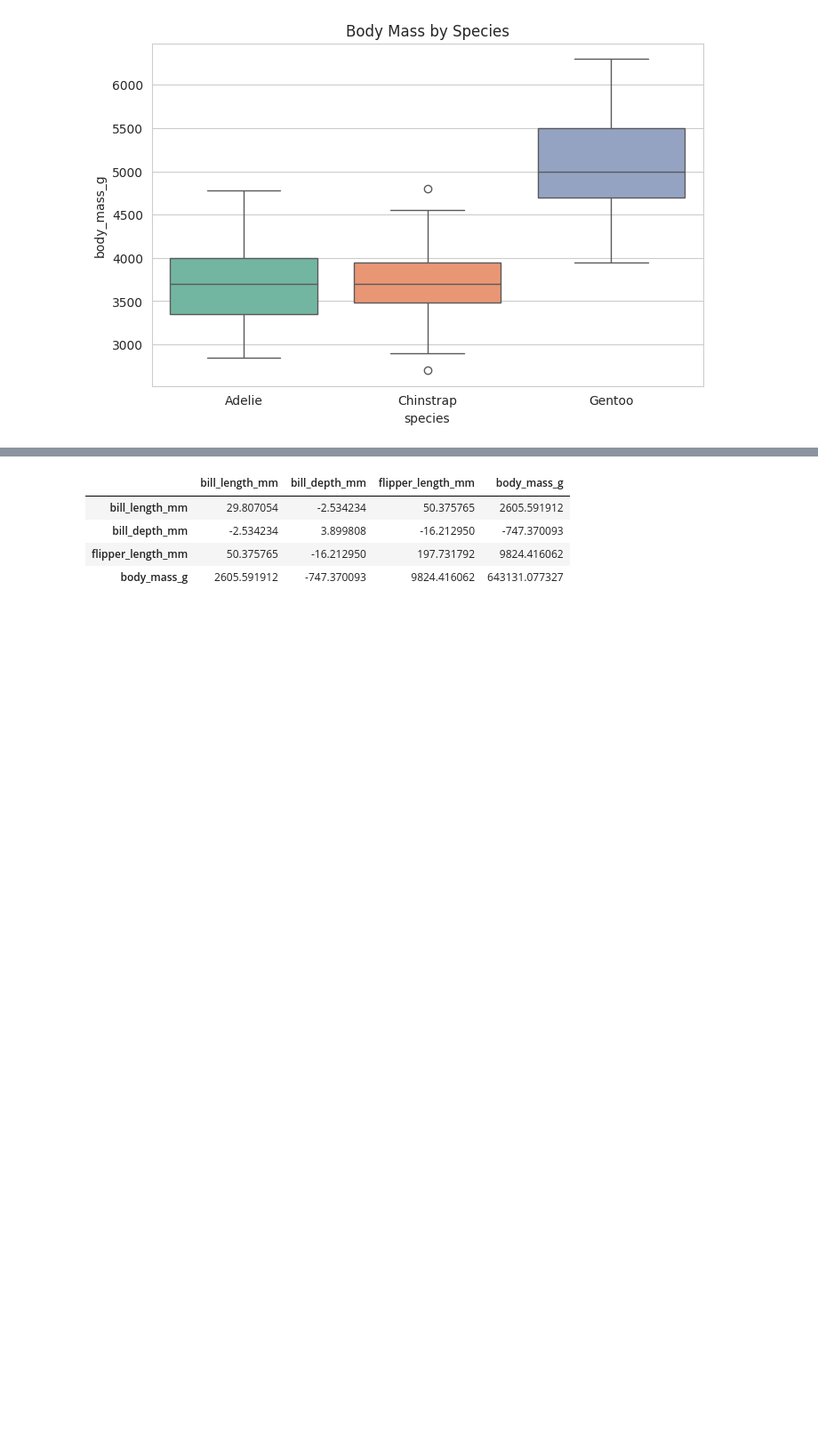
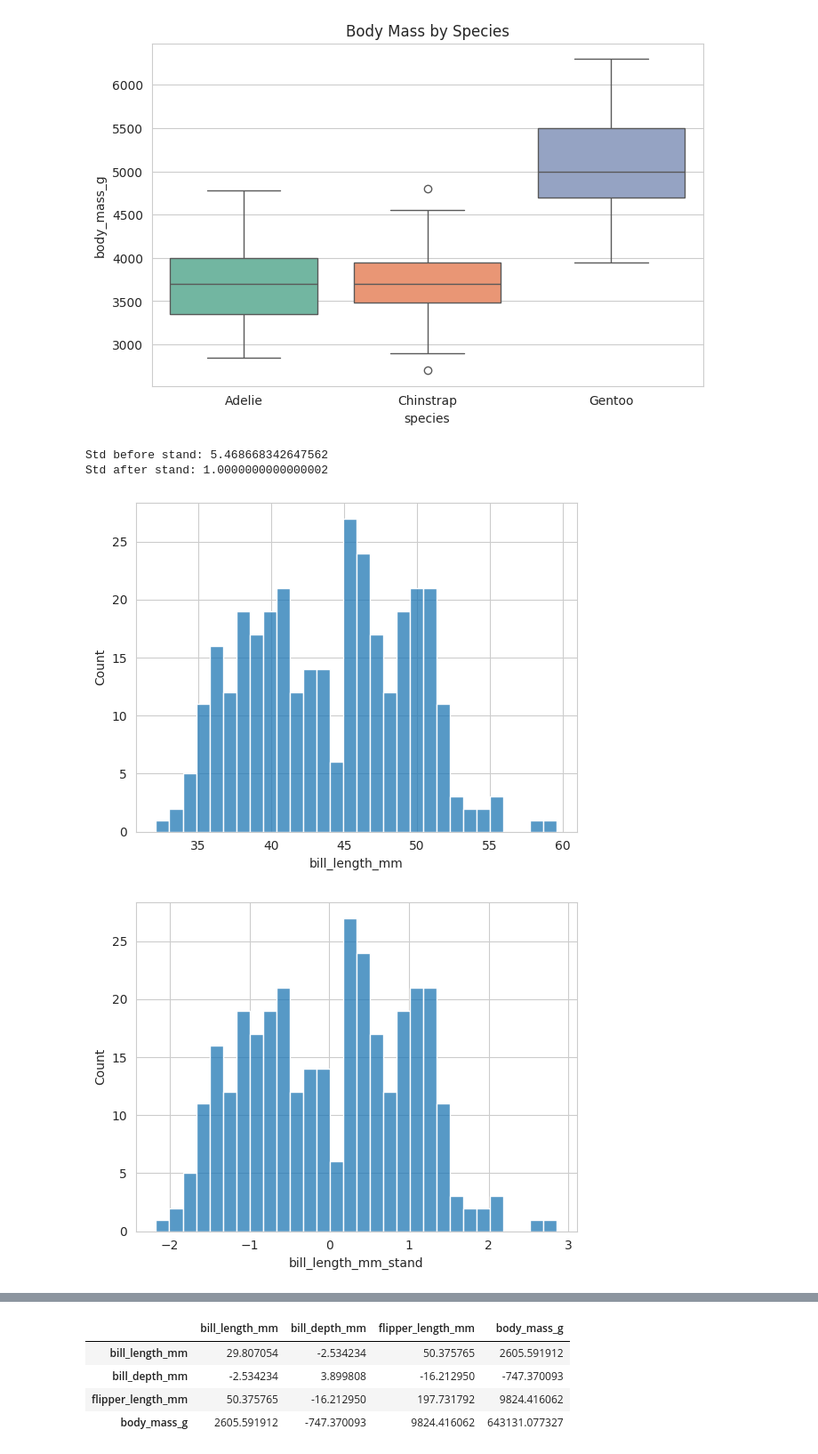
Before and after one commit to AbdulrahmanB-25/Understanding_Data_using_Statistics, a Jupyter notebook: Understanding_Data_using_Statistics.ipynb, the cells around one changed output, grey strips where cells are left out. Shown at 89% size. Cells and saved outputs as stored; diff of their text form; code cells hidden in the pictures; blank space fills up the shorter version.

Commit message:
Adding Standardization and histograms

```diff
--- a/Understanding_Data_using_Statistics.ipynb
+++ b/Understanding_Data_using_Statistics.ipynb
@@ -115,3 +115,24 @@ Passing `palette` without assigning `hue` is deprecated and will be removed in v
 
   sns.boxplot(
 [figure]
+# %%
+new_df = df.dropna().copy(deep=False)
+# %%
+#Start of Member 2 Muath
+#here we do standerzation and showing std dev before and after
+mean = new_df["bill_length_mm"].mean()
+std = new_df["bill_length_mm"].std()
+new_df["bill_length_mm_stand"] = (new_df["bill_length_mm"] - mean)/std
+print(f"Std before stand: {std}")
+print(f"Std after stand: {new_df["bill_length_mm_stand"].std()}")
+# %% [output]
+Std before stand: 5.468668342647562
+Std after stand: 1.0000000000000002
+# %%
+sns.histplot(data=new_df["bill_length_mm"],bins=30)
+plt.show()
+sns.histplot(data=new_df["bill_length_mm_stand"],bins=30)
+plt.show()
+# %% [output]
+[figure, added]
+[figure, added]
```
Also changed, not shown: parts of 6 cells of this notebook.
